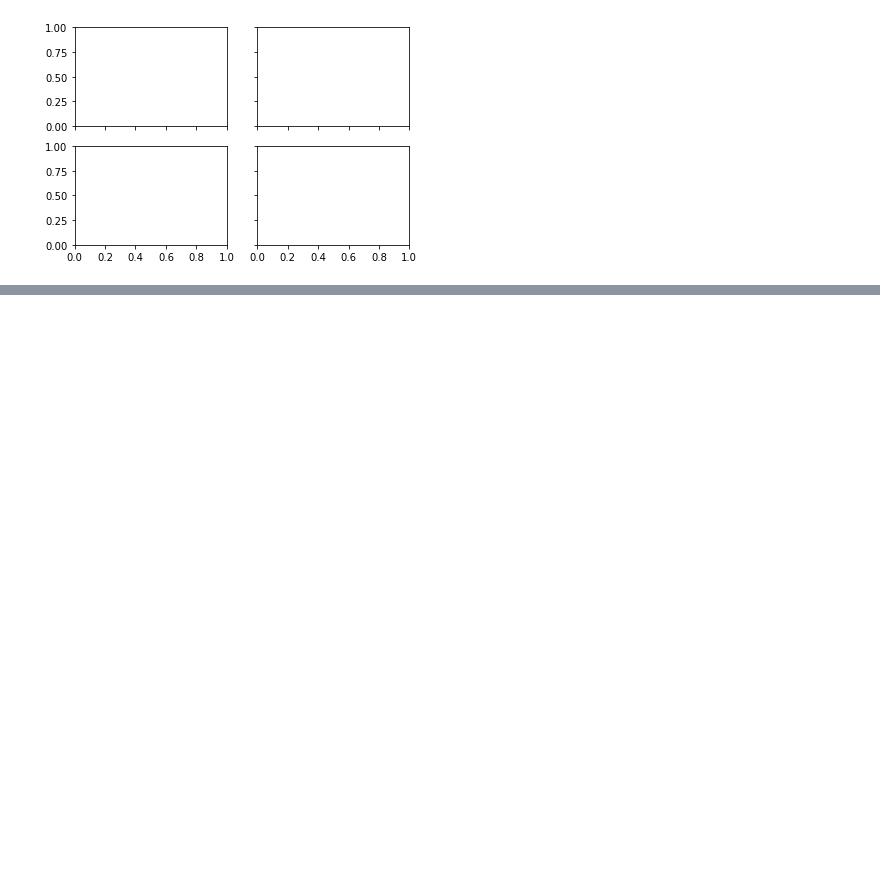
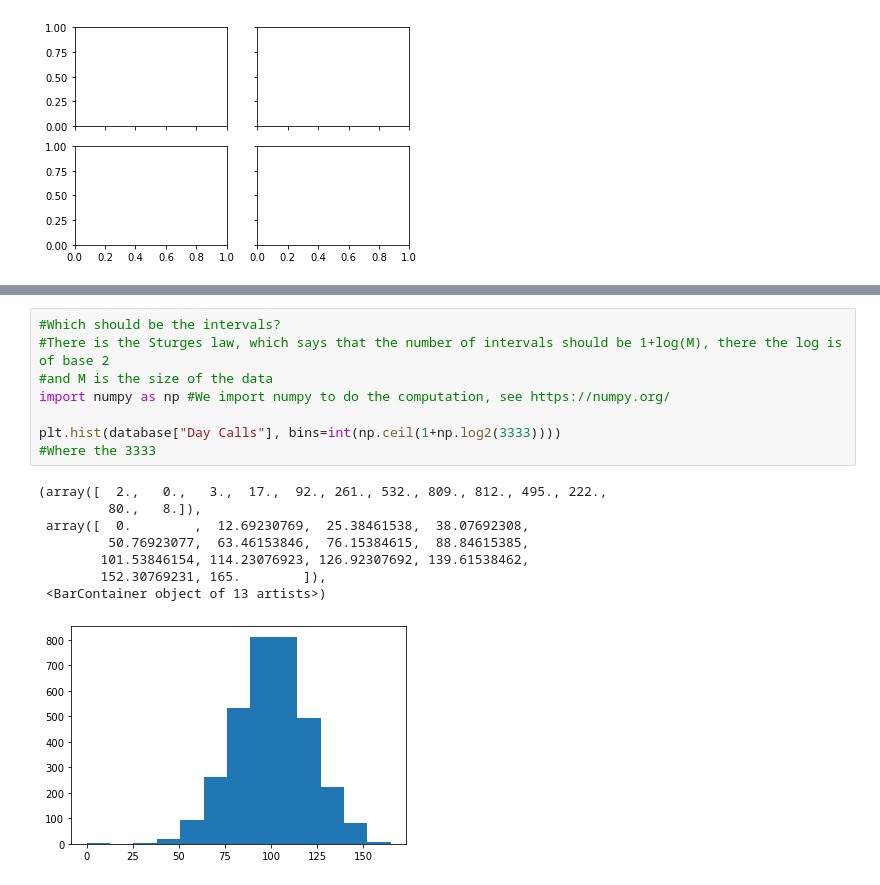
Before and after one commit to nil-andreu/machinelearningcourse, a Jupyter notebook: Part 3; Data Cleaning - Graphical Representations.ipynb, the cells around one changed output, grey strips where cells are left out. Cells and saved outputs as stored; diff of their text form; blank space fills up the shorter version.

```diff
--- a/Part 3; Data Cleaning - Graphical Representations.ipynb
+++ b/Part 3; Data Cleaning - Graphical Representations.ipynb
@@ -71,0 +90,17 @@ AttributeError: 'DataFrame' object has no attribute 'plt'
+# %%
+#Which should be the intervals?
+#There is the Sturges law, which says that the number of intervals should be 1+log(M), there the log is of base 2
+#and M is the size of the data
+import numpy as np #We import numpy to do the computation, see https://numpy.org/
+
+plt.hist(database["Day Calls"], bins=int(np.ceil(1+np.log2(3333))))
+#Where the 3333
+# %% [output]
+(array([  2.,   0.,   3.,  17.,  92., 261., 532., 809., 812., 495., 222.,
+         80.,   8.]),
+ array([  0.        ,  12.69230769,  25.38461538,  38.07692308,
+         50.76923077,  63.46153846,  76.15384615,  88.84615385,
+        101.53846154, 114.23076923, 126.92307692, 139.61538462,
+        152.30769231, 165.        ]),
+ <BarContainer object of 13 artists>)
+[figure, added]
```
Also changed, not shown: parts of 8 cells of this notebook.
